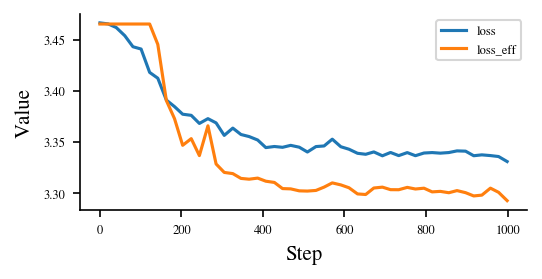
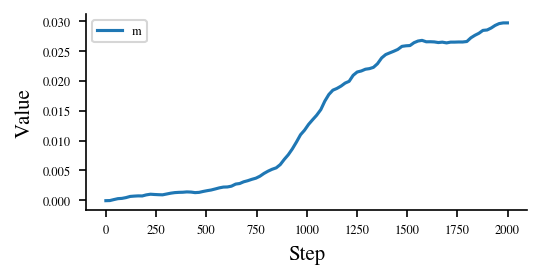
Unified diff of the notebook cell whose output changed from the first chart to the second:
--- before
+++ after
@@ -1,4 +1,4 @@
 
-metrics = ["loss","loss_eff",]
+metrics = ["m"]
 
 fig , axes = create_fig()
@@ -11,2 +11,3 @@
 ax.set_ylabel("Value")
 ax.legend()
+# ax.set_xscale("log")

Commit: Change scale of parameters (yet to fix)